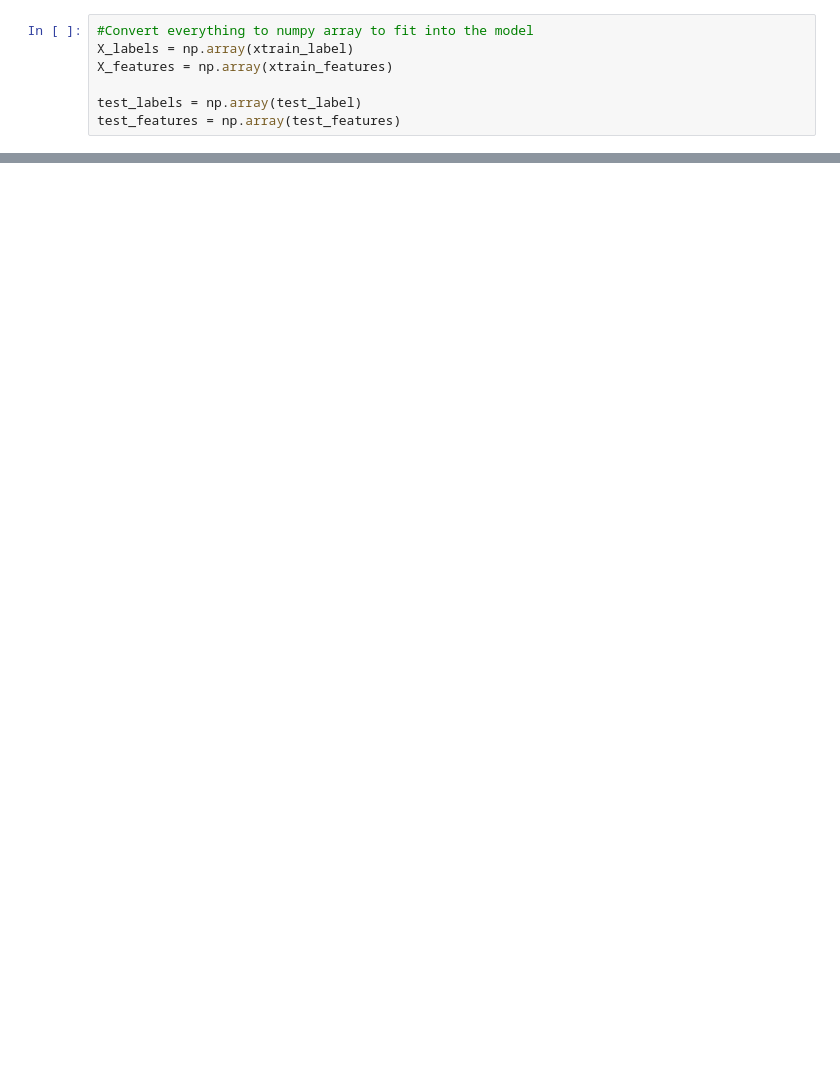
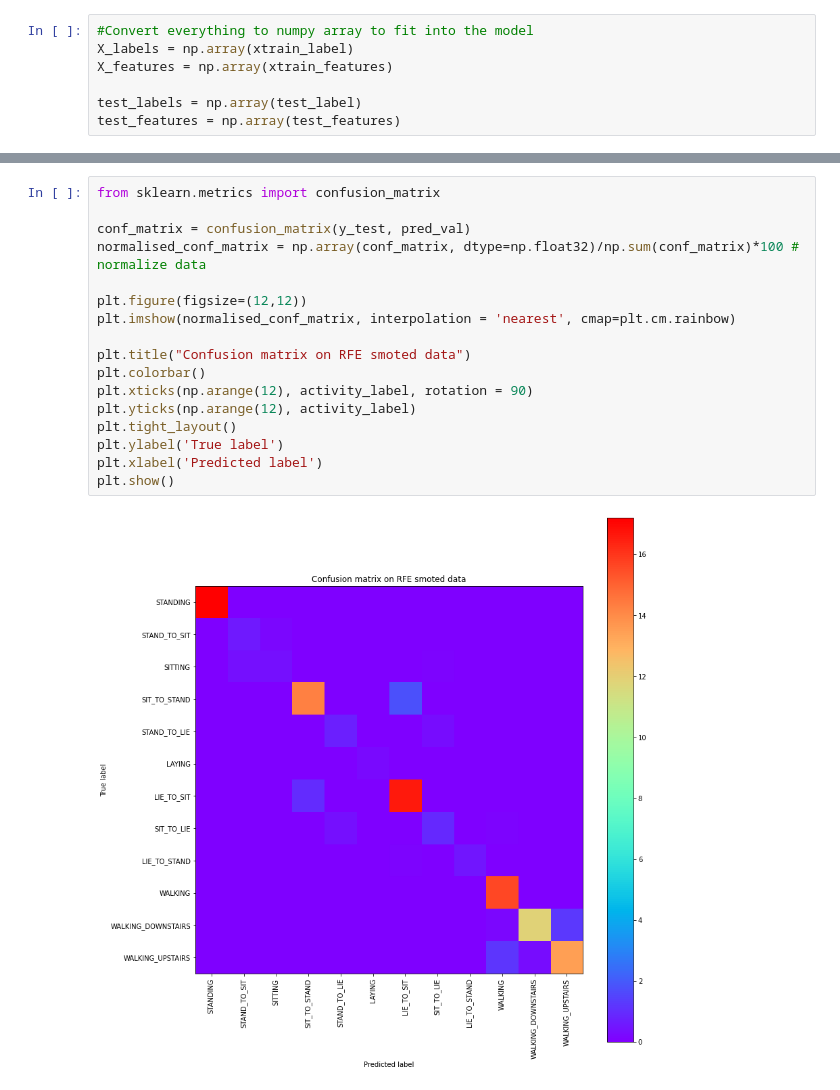
Before and after one commit to zunedz/CS3244-Project, a Jupyter notebook: Project.ipynb, the cells around one changed output, grey strips where cells are left out. Drawn from its saved outputs; the diff is of its cells as text; blank space fills up the shorter version.

```diff
--- a/Project.ipynb
+++ b/Project.ipynb
@@ -1965,0 +1965,19 @@ For the test set, scores for PCA data drop drastically for almost all labels. On
+# %%
+from sklearn.metrics import confusion_matrix
+
+conf_matrix = confusion_matrix(y_test, pred_val)
+normalised_conf_matrix = np.array(conf_matrix, dtype=np.float32)/np.sum(conf_matrix)*100 # normalize data
+
+plt.figure(figsize=(12,12))
+plt.imshow(normalised_conf_matrix, interpolation = 'nearest', cmap=plt.cm.rainbow)
+
+plt.title("Confusion matrix on RFE smoted data")
+plt.colorbar()
+plt.xticks(np.arange(12), activity_label, rotation = 90)
+plt.yticks(np.arange(12), activity_label)
+plt.tight_layout()
+plt.ylabel('True label')
+plt.xlabel('Predicted label')
+plt.show()
+# %% [output]
+[figure, added]
```
Also changed, not shown: parts of 104 cells of this notebook.
